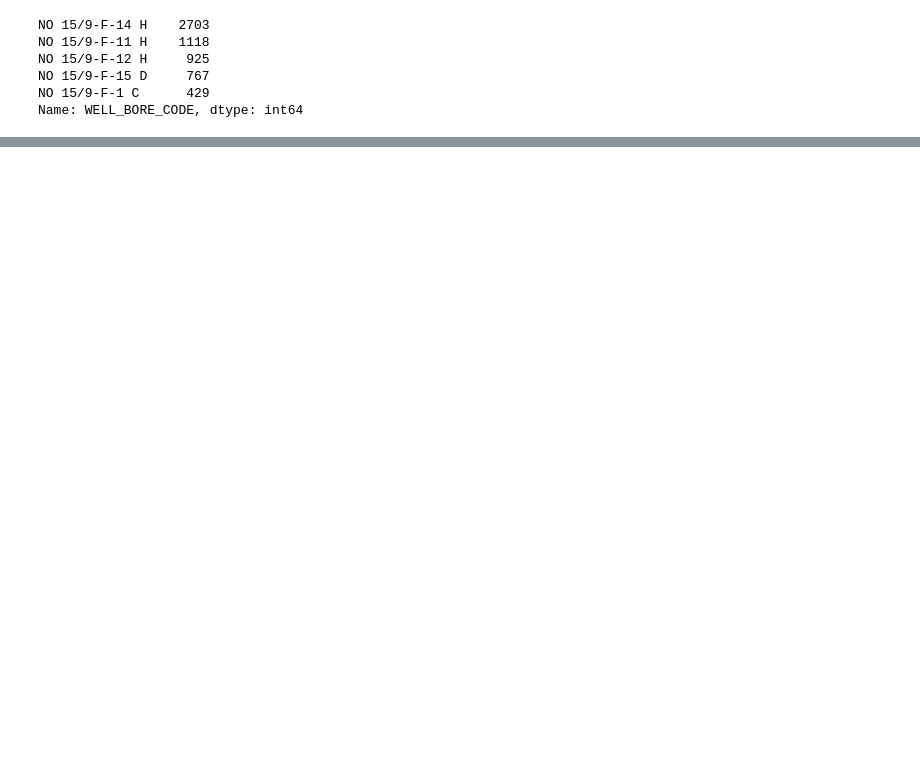
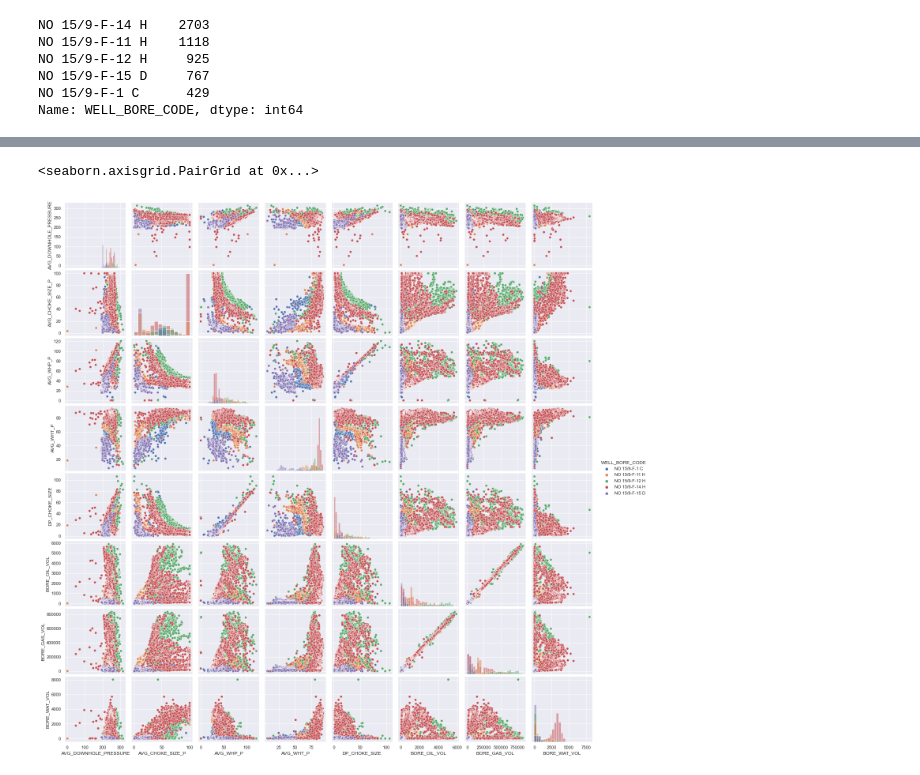
Before and after one commit to KarimMAJDOUB/Volve-field-machine-learning, a Jupyter notebook: BHP Prediction/Notebooks/EDA.ipynb, the cells around one changed output, grey strips where cells are left out. Saved outputs shown, nothing was run; the diff lists cells and outputs as text; code cells hidden in the pictures; blank space fills up the shorter version.

```diff
--- a/BHP Prediction/Notebooks/EDA.ipynb
+++ b/BHP Prediction/Notebooks/EDA.ipynb
@@ -213,0 +288,7 @@ df.to_csv('Data/Cleaned_Data.csv')
+# %%
+sns.pairplot(df, vars = ["AVG_DOWNHOLE_PRESSURE",
+                                "AVG_CHOKE_SIZE_P","AVG_WHP_P","AVG_WHT_P","DP_CHOKE_SIZE",
+                                "BORE_OIL_VOL","BORE_GAS_VOL","BORE_WAT_VOL"],diag_kind="hist", hue="WELL_BORE_CODE")
+# %% [output]
+<seaborn.axisgrid.PairGrid at 0x...>
+[figure, added]
```
Also changed, not shown: parts of 17 cells of this notebook, 1 other file.
